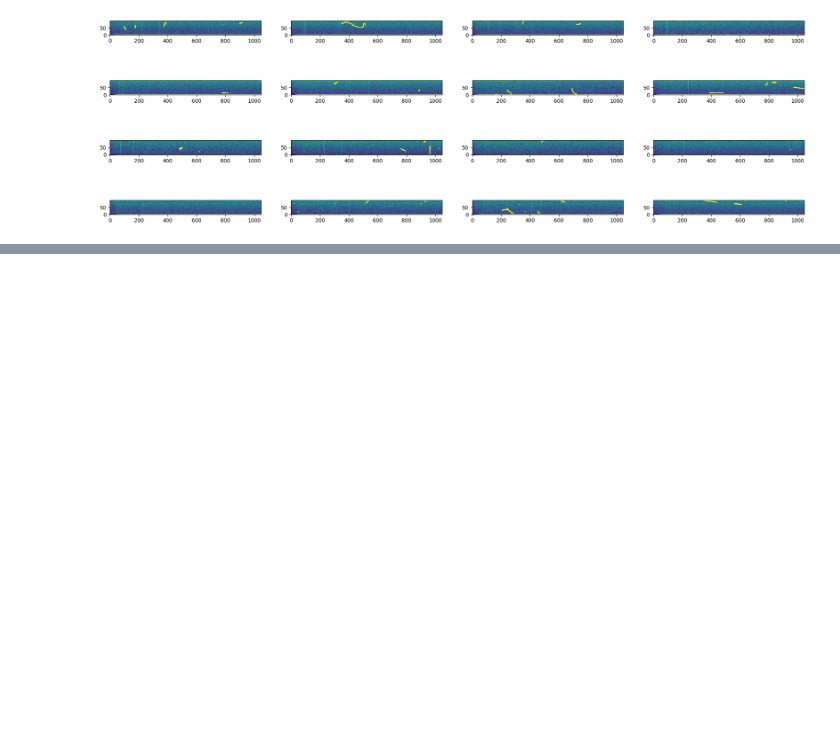
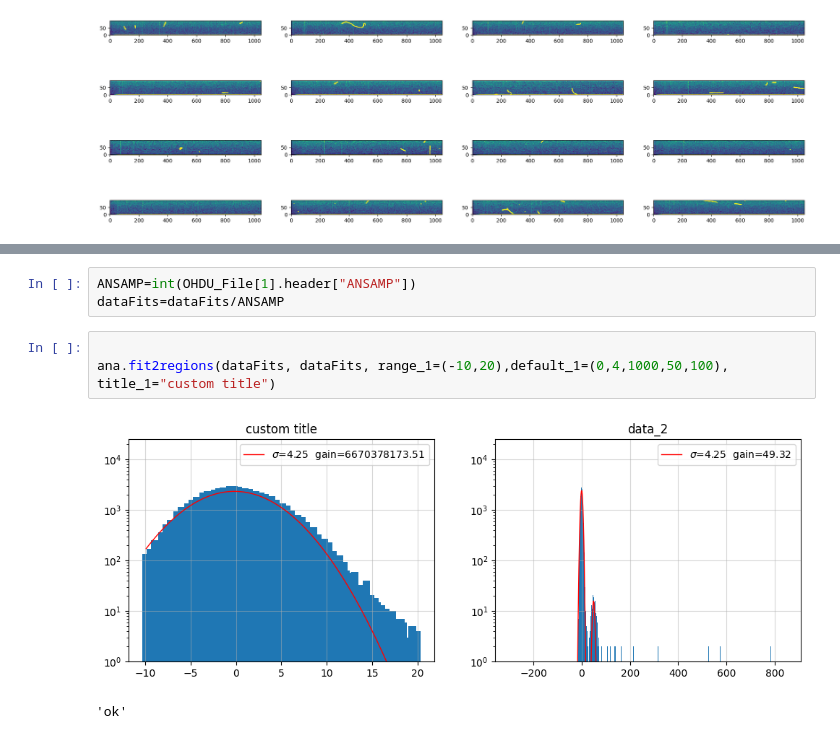
Before and after one commit to LabDet-Crio/BenchTest, a Jupyter notebook: crio_libs/nef_fitsANA.ipynb, the cells around one changed output, grey strips where cells are left out. Saved outputs shown, nothing was run; the diff lists cells and outputs as text; blank space fills up the shorter version.

```diff
--- a/crio_libs/nef_fitsANA.ipynb
+++ b/crio_libs/nef_fitsANA.ipynb
@@ -141,0 +80,9 @@ array([[-234., -218., -216., ...,   50.,   59.,   71.],
+# %%
+ANSAMP=int(OHDU_File[1].header["ANSAMP"])
+dataFits=dataFits/ANSAMP
+# %%
+
+ana.fit2regions(dataFits, dataFits, range_1=(-10,20),default_1=(0,4,1000,50,100), title_1="custom title")
+# %% [output]
+[figure, added]
+'ok'
```
Also changed, not shown: parts of 21 cells of this notebook, 4 other files.
